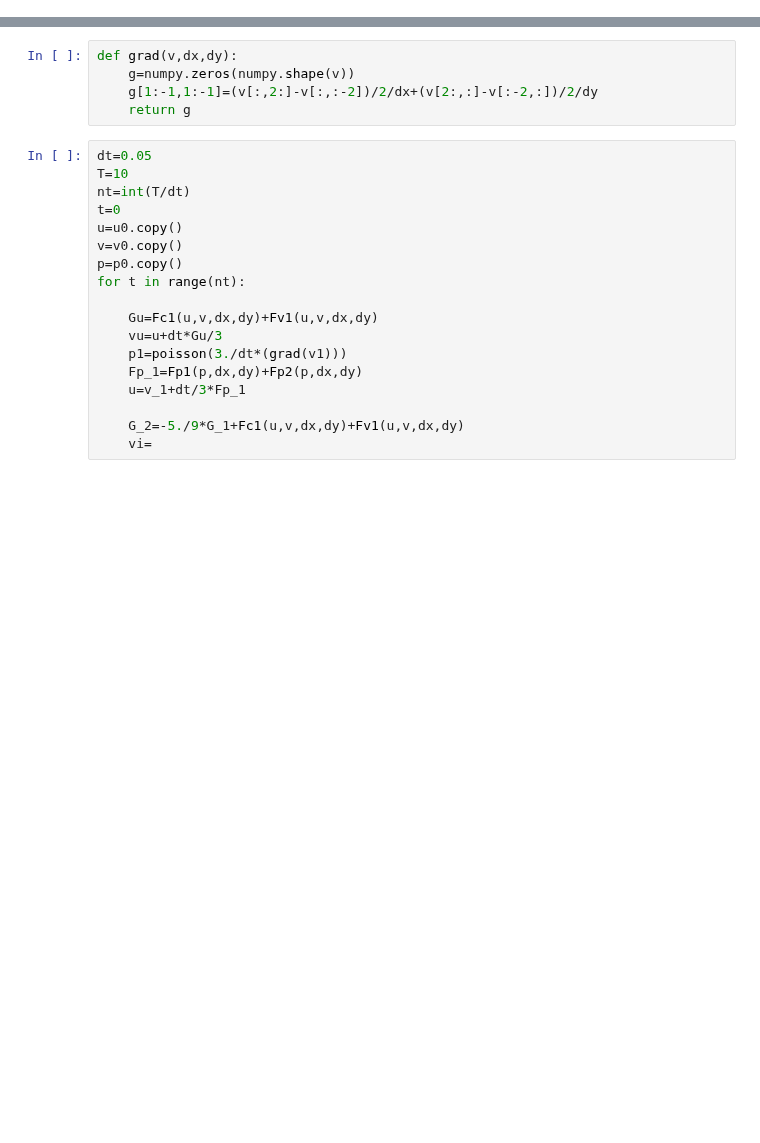
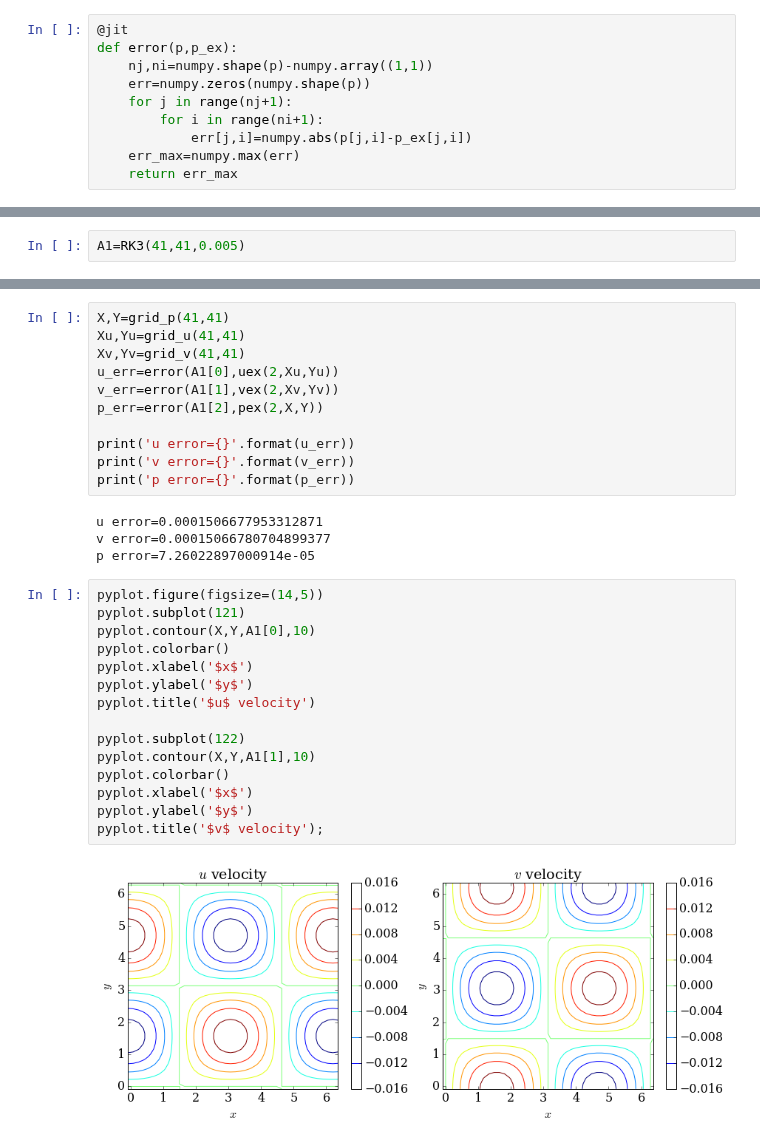
Before and after one commit to yujiasheng912/MAE6225, a Jupyter notebook: vortex_draft.ipynb, the cells around one changed output, grey strips where cells are left out. Saved outputs shown, nothing was run; the diff lists cells and outputs as text; blank space fills up the shorter version.

```diff
--- a/vortex_draft.ipynb
+++ b/vortex_draft.ipynb
@@ -10,0 +220,10 @@ from numba import jit
+# %%
+@jit
+def error(p,p_ex):
+    nj,ni=numpy.shape(p)-numpy.array((1,1))
+    err=numpy.zeros(numpy.shape(p))
+    for j in range(nj+1):
+        for i in range(ni+1):
+            err[j,i]=numpy.abs(p[j,i]-p_ex[j,i])
+    err_max=numpy.max(err)
+    return err_max
@@ -10,0 +378,2 @@ from numba import jit
+# %%
+A1=RK3(41,41,0.005)
@@ -114,24 +411,33 @@ def poisson(f,res_target,omega):
-# %%
-def grad(v,dx,dy):
-    g=numpy.zeros(numpy.shape(v))
-    g[1:-1,1:-1]=(v[:,2:]-v[:,:-2])/2/dx+(v[2:,:]-v[:-2,:])/2/dy
-    return g
-# %%
-dt=0.05
-T=10
-nt=int(T/dt)
-t=0
-u=u0.copy()
-v=v0.copy()
-p=p0.copy()
-for t in range(nt):
-
-    Gu=Fc1(u,v,dx,dy)+Fv1(u,v,dx,dy)
-    vu=u+dt*Gu/3
-    p1=poisson(3./dt*(grad(v1)))
-    Fp_1=Fp1(p,dx,dy)+Fp2(p,dx,dy)
-    u=v_1+dt/3*Fp_1
-
-    G_2=-5./9*G_1+Fc1(u,v,dx,dy)+Fv1(u,v,dx,dy)
-    vi=
+# %%
+X,Y=grid_p(41,41)
+Xu,Yu=grid_u(41,41)
+Xv,Yv=grid_v(41,41)
+u_err=error(A1[0],uex(2,Xu,Yu))
+v_err=error(A1[1],vex(2,Xv,Yv))
+p_err=error(A1[2],pex(2,X,Y))
+
+print('u error={}'.format(u_err))
+print('v error={}'.format(v_err))
+print('p error={}'.format(p_err))
+# %% [output]
+u error=0.0001506677953312871
+v error=0.00015066780704899377
+p error=7.26022897000914e-05
+# %%
+pyplot.figure(figsize=(14,5))
+pyplot.subplot(121)
+pyplot.contour(X,Y,A1[0],10)
+pyplot.colorbar()
+pyplot.xlabel('$x$')
+pyplot.ylabel('$y$')
+pyplot.title('$u$ velocity')
+
+pyplot.subplot(122)
+pyplot.contour(X,Y,A1[1],10)
+pyplot.colorbar()
+pyplot.xlabel('$x$')
+pyplot.ylabel('$y$')
+pyplot.title('$v$ velocity');
+# %% [output]
+[figure, added]
 # %%
```
Also changed, not shown: parts of 23 cells of this notebook, 1 other file.
